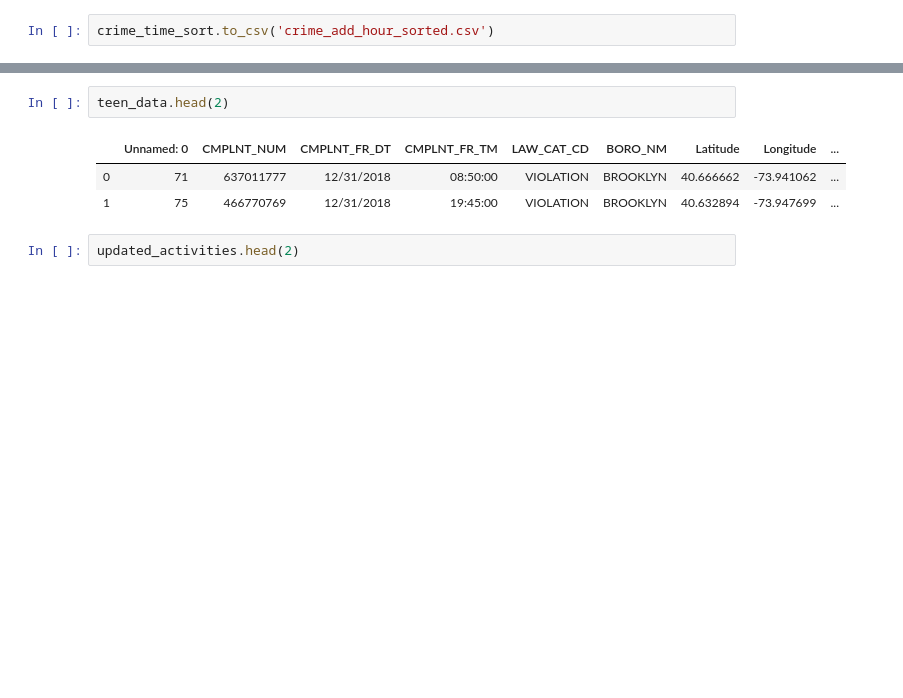
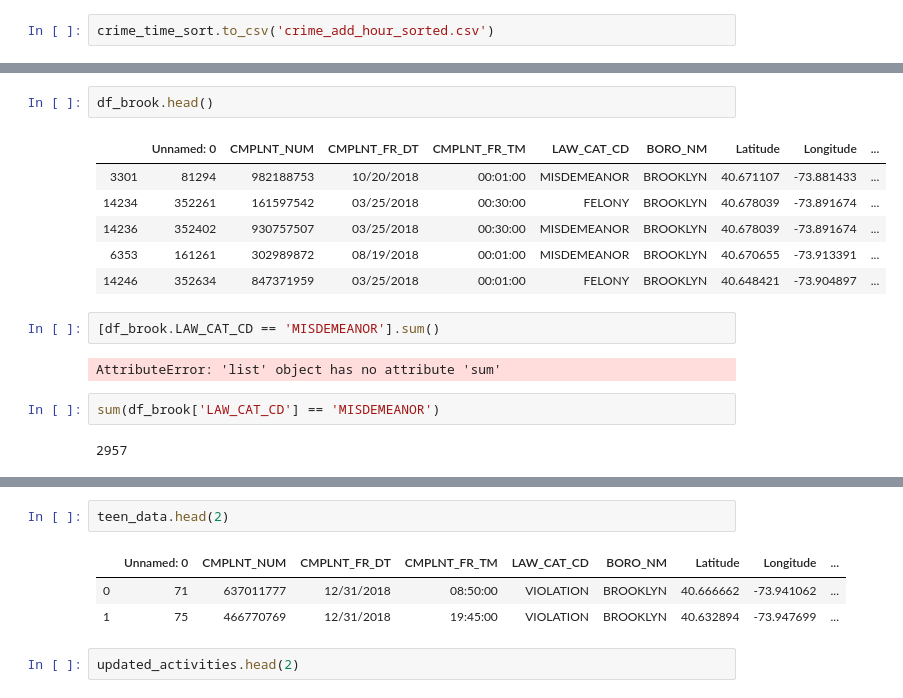
Before and after one commit to TZstatsADS/fall2019-proj2--sec2-grp8, a Jupyter notebook: doc/sl proj2 group8.ipynb, the cells around one changed output, grey strips where cells are left out. Cells and saved outputs as stored; diff of their text form; blank space fills up the shorter version.

```diff
--- a/doc/sl proj2 group8.ipynb
+++ b/doc/sl proj2 group8.ipynb
@@ -104,0 +212,17 @@ crime_time_sort.to_csv('crime_add_hour_sorted.csv')
+# %%
+df_brook.head()
+# %% [output]
+|  | Unnamed: 0 | CMPLNT_NUM | CMPLNT_FR_DT | CMPLNT_FR_TM | LAW_CAT_CD | BORO_NM | Latitude | Longitude | ... |
+| 3301 | 81294 | 982188753 | 10/20/2018 | 00:01:00 | MISDEMEANOR | BROOKLYN | 40.671107 | -73.881433 | ... |
+| 14234 | 352261 | 161597542 | 03/25/2018 | 00:30:00 | FELONY | BROOKLYN | 40.678039 | -73.891674 | ... |
+| 14236 | 352402 | 930757507 | 03/25/2018 | 00:30:00 | MISDEMEANOR | BROOKLYN | 40.678039 | -73.891674 | ... |
+| 6353 | 161261 | 302989872 | 08/19/2018 | 00:01:00 | MISDEMEANOR | BROOKLYN | 40.670655 | -73.913391 | ... |
+| 14246 | 352634 | 847371959 | 03/25/2018 | 00:01:00 | FELONY | BROOKLYN | 40.648421 | -73.904897 | ... |
+# %%
+[df_brook.LAW_CAT_CD == 'MISDEMEANOR'].sum()
+# %% [output]
+AttributeError: 'list' object has no attribute 'sum'
+# %%
+sum(df_brook['LAW_CAT_CD'] == 'MISDEMEANOR')
+# %% [output]
+2957
```
Also changed, not shown: parts of 14 cells of this notebook, 1 other file.
